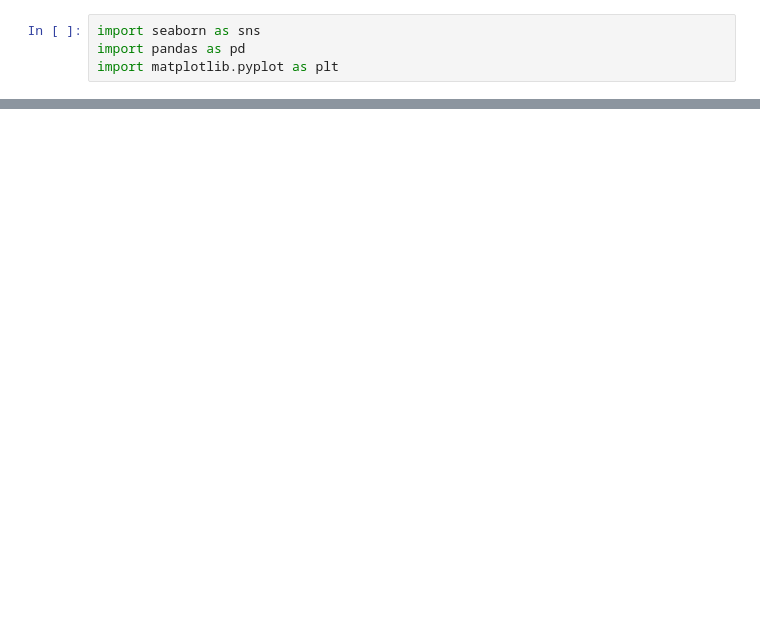
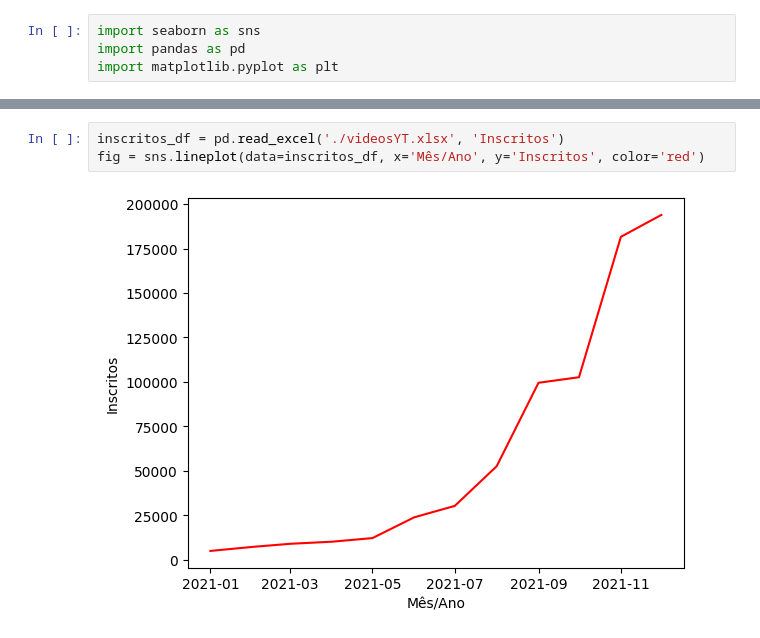
Before and after one commit to Matheus-IT/data_exploration, a Jupyter notebook: seaborn/first_plots.ipynb, the cells around one changed output, grey strips where cells are left out. Cells and saved outputs as stored; diff of their text form; blank space fills up the shorter version.

```diff
--- a/seaborn/first_plots.ipynb
+++ b/seaborn/first_plots.ipynb
@@ -11,0 +16,5 @@ plt.show(fig)
+# %%
+inscritos_df = pd.read_excel('./videosYT.xlsx', 'Inscritos')
+fig = sns.lineplot(data=inscritos_df, x='Mês/Ano', y='Inscritos', color='red')
+# %% [output]
+[figure, added]
```
Also changed, not shown: parts of 3 cells of this notebook.
